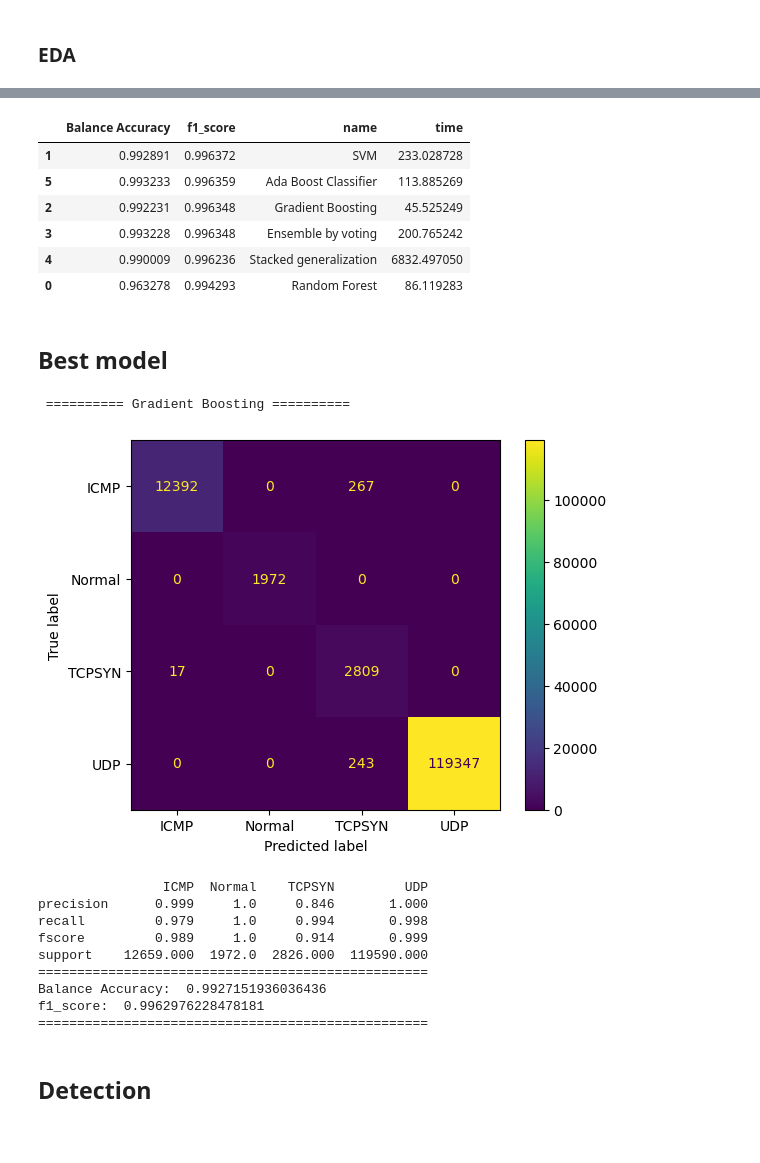
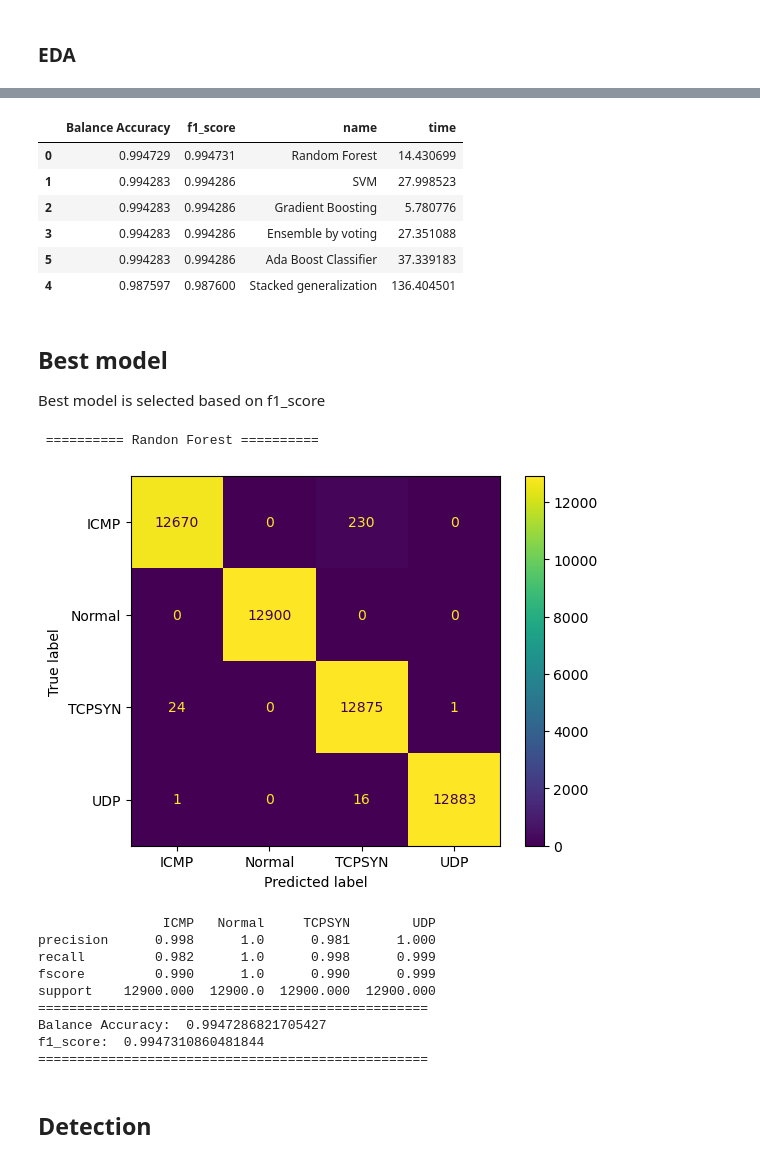
Before and after one commit to asegun-cod/smart-home-device-cyberattack-detection, a Jupyter notebook: Attack_detection_tool/Attack_detection_tool.ipynb, the cells around one changed output, grey strips where cells are left out. Saved outputs shown, nothing was run; the diff lists cells and outputs as text; code cells hidden in the pictures.

```diff
--- a/Attack_detection_tool/Attack_detection_tool.ipynb
+++ b/Attack_detection_tool/Attack_detection_tool.ipynb
@@ -79,15 +79,21 @@ training_df
 ### EDA
 # %%
 #1 read in flow data
-flow_data = training_df.iloc[:,1:]
-flow_data.label = flow_data.label.apply(lambda x: x[:-2]) # clean the label names
+data = training_df.iloc[:,1:]
+data.label = data.label.apply(lambda x: x[:-2]) # clean the label names
+
+# sample from the large UDP data
+np.random.seed(1)
+data = pd.concat([data.query('label == "UDP"').sample(43000),
+          data.query('label != "UDP"')]
+          , ignore_index=True)
 
 # EDA
-plot = sns.countplot(x= 'label', data = flow_data,
+plot = sns.countplot(x= 'label', data = data,
                     hue='label', palette= "tab10"
                    )
 plot.set(title = "No of individual classes")
 plt.show()
 
-flow_data.head(10)
+data.head(10)
 # %% [output]
@@ -107,0 +112,11 @@ flow_data.head(10)
+# %%
+# address class inbalance
+from imblearn.over_sampling import  RandomOverSampler
+
+oversample = RandomOverSampler(sampling_strategy='not majority')
+X_over, y_over = oversample.fit_resample(data.iloc[:, data.columns != "label"], data['label'])
+
+flow_data = X_over
+flow_data['label'] = y_over
+
+flow_data.label.value_counts()
@@ -209,38 +232,40 @@ f1_score:  0.9963593150559892
 # %%
-# models_df.to_excel("../data/Ensemble_model_result.xlsx")
+models_df.to_excel("../data/Ensemble_model_result.xlsx")
 # models_df =pd.read_excel("../data/Ensemble model result.xlsx")
 
 models_df.sort_values(by = ['f1_score'], ascending=False)
 # %% [output]
 |  | Balance Accuracy | f1_score | name | time |
-| 1 | 0.992891 | 0.996372 | SVM | 233.028728 |
-| 5 | 0.993233 | 0.996359 | Ada Boost Classifier | 113.885269 |
-| 2 | 0.992231 | 0.996348 | Gradient Boosting | 45.525249 |
-| 3 | 0.993228 | 0.996348 | Ensemble by voting | 200.765242 |
-| 4 | 0.990009 | 0.996236 | Stacked generalization | 6832.497050 |
-| 0 | 0.963278 | 0.994293 | Random Forest | 86.119283 |
+| 0 | 0.994729 | 0.994731 | Random Forest | 14.430699 |
+| 1 | 0.994283 | 0.994286 | SVM | 27.998523 |
+| 2 | 0.994283 | 0.994286 | Gradient Boosting | 5.780776 |
+| 3 | 0.994283 | 0.994286 | Ensemble by voting | 27.351088 |
+| 5 | 0.994283 | 0.994286 | Ada Boost Classifier | 37.339183 |
+| 4 | 0.987597 | 0.987600 | Stacked generalization | 136.404501 |
 # %% [markdown]
 ## Best model
+
+Best model is selected based on f1_score
 # %%
 # best model
-print("\n", "="*10, "Gradient Boosting", "="*10)
-best_clf =  HistGradientBoostingClassifier(max_iter=100)
+print("\n", "="*10, "Randon Forest", "="*10)
+best_clf =  RandomForestClassifier(random_state=10)
 model, scaler, score = make_attack_model(flow_data, best_clf, scale=True) # for use during prediction
 
 # save model and scaler
 pickle.dump(scaler, open('../models/b_model/scaler', 'wb'))
 pickle.dump(model, open('../models/b_model/model', 'wb'))
 # %% [output]
- ========== Gradient Boosting ==========
+ ========== Randon Forest ==========
-[figure, old version]
+[figure, new version]
-                ICMP  Normal    TCPSYN         UDP
-precision      0.999     1.0     0.846       1.000
-recall         0.979     1.0     0.994       0.998
-fscore         0.989     1.0     0.914       0.999
-support    12659.000  1972.0  2826.000  119590.000
+                ICMP   Normal     TCPSYN        UDP
+precision      0.998      1.0      0.981      1.000
+recall         0.982      1.0      0.998      0.999
+fscore         0.990      1.0      0.990      0.999
+support    12900.000  12900.0  12900.000  12900.000
 ==================================================
-Balance Accuracy:  0.9927151936036436
-f1_score:  0.9962976228478181
+Balance Accuracy:  0.9947286821705427
+f1_score:  0.9947310860481844
 ==================================================
 # %% [markdown]
 ## Detection
```
Also changed, not shown: parts of 10 cells of this notebook, 9 other files.
